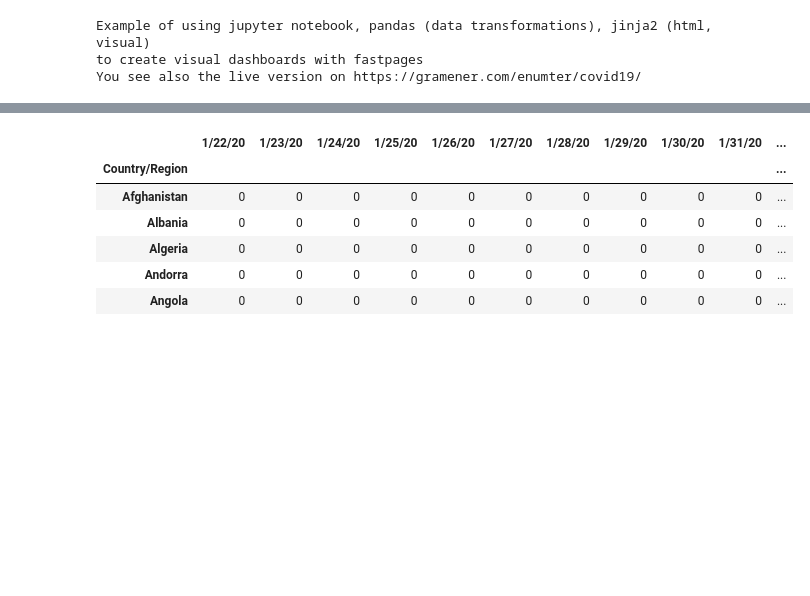
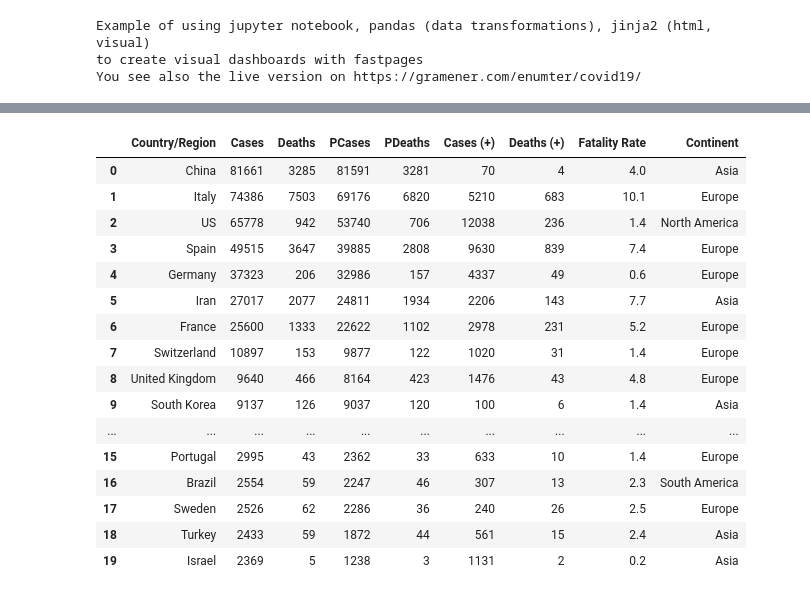
Before and after one commit to srikanthrc/running-to-stand-still, a Jupyter notebook: _notebooks/2020-03-21-covid19_overview.ipynb, the cells around one changed output, grey strips where cells are left out. Drawn from its saved outputs; the diff is of its cells as text; code cells hidden in the pictures; blank space fills up the shorter version.

```diff
--- a/_notebooks/2020-03-21-covid19_overview.ipynb
+++ b/_notebooks/2020-03-21-covid19_overview.ipynb
@@ -32,7 +33,7 @@ from IPython.display import HTML
 
 # FETCH
 import getpass
-base_url = 'https://raw.githubusercontent.com/pratapvardhan/notebooks/master/covid19/'
+base_url = 'https://raw.githubusercontent.com/srikanthrc/covid-19/master/'
 base_url = '' if (getpass.getuser() == 'Pratap Vardhan') else base_url
 paths = {
     'mapping': base_url + 'mapping_countries.csv',
@@ -59,7 +60,8 @@ def get_template(path):
 def get_frame(name):
     url = (
         'https://raw.githubusercontent.com/CSSEGISandData/COVID-19/master/csse_covid_19_data/'
-        f'csse_covid_19_time_series/time_series_19-covid-{name}.csv')
+        f'csse_covid_19_time_series/time_series_covid19_{name}_global.csv')
+        # f'csse_covid_19_time_series/time_series_19-covid-{name}.csv')
     df = pd.read_csv(url)
     # rename countries
     df['Country/Region'] = df['Country/Region'].replace(mapping['replace.country'])
@@ -77,23 +79,26 @@ def get_dates(df):
 # %%
 #hide
 COL_REGION = 'Country/Region'
-# Confirmed, Recovered, Deaths
-df = get_frame('Confirmed')
-# dft_: timeseries, dfc_: today country agg
-dft_cases = df
-dft_deaths = get_frame('Deaths')
-dft_recovered = get_frame('Recovered')
+
+df = get_frame('confirmed')
+
 LAST_DATE_I, dt_cols = get_dates(df)
-
 dt_today = dt_cols[LAST_DATE_I]
 dt_ago = dt_cols[LAST_DATE_I-1]
 
+# dft_: timeseries, dfc_: today country agg
+# Confirmed, Deaths
+dft_cases = df
 dfc_cases = dft_cases.groupby(COL_REGION)[dt_today].sum()
+dfp_cases = dft_cases.groupby(COL_REGION)[dt_ago].sum()
+
+dft_deaths = get_frame('deaths')
 dfc_deaths = dft_deaths.groupby(COL_REGION)[dt_today].sum()
-dfc_recovered = dft_recovered.groupby(COL_REGION)[dt_today].sum()
-dfp_cases = dft_cases.groupby(COL_REGION)[dt_ago].sum()
 dfp_deaths = dft_deaths.groupby(COL_REGION)[dt_ago].sum()
-dfp_recovered = dft_recovered.groupby(COL_REGION)[dt_ago].sum()
+
+#dft_recovered = get_frame('recovered')
+#dfc_recovered = dft_recovered.groupby(COL_REGION)[dt_today].sum()
+#dfp_recovered = dft_recovered.groupby(COL_REGION)[dt_ago].sum()
 # %%
 #hide
 df_table = (pd.DataFrame(dict(
@@ -154,16 +160,28 @@ summary
 # %%
 #hide
 dft_ct_cases = dft_cases.groupby(COL_REGION)[dt_cols].sum()
 dft_ct_new_cases = dft_ct_cases.diff(axis=1).fillna(0).astype(int)
-dft_ct_new_cases.head()
+#dft_ct_new_cases.head()
+#dft_ct_new_cases.loc[:, dt_cols[LAST_DATE_I-10]:dt_cols[LAST_DATE_I]]
+#df_table.head(20)
 # %% [output]
-|  | 1/22/20 | 1/23/20 | 1/24/20 | 1/25/20 | 1/26/20 | 1/27/20 | 1/28/20 | 1/29/20 | 1/30/20 | 1/31/20 | ... |
-| Country/Region |  |  |  |  |  |  |  |  |  |  | ... |
-| Afghanistan | 0 | 0 | 0 | 0 | 0 | 0 | 0 | 0 | 0 | 0 | ... |
-| Albania | 0 | 0 | 0 | 0 | 0 | 0 | 0 | 0 | 0 | 0 | ... |
-| Algeria | 0 | 0 | 0 | 0 | 0 | 0 | 0 | 0 | 0 | 0 | ... |
-| Andorra | 0 | 0 | 0 | 0 | 0 | 0 | 0 | 0 | 0 | 0 | ... |
-| Angola | 0 | 0 | 0 | 0 | 0 | 0 | 0 | 0 | 0 | 0 | ... |
+|  | Country/Region | Cases | Deaths | PCases | PDeaths | Cases (+) | Deaths (+) | Fatality Rate | Continent |
+| 0 | China | 81661 | 3285 | 81591 | 3281 | 70 | 4 | 4.0 | Asia |
+| 1 | Italy | 74386 | 7503 | 69176 | 6820 | 5210 | 683 | 10.1 | Europe |
+| 2 | US | 65778 | 942 | 53740 | 706 | 12038 | 236 | 1.4 | North America |
+| 3 | Spain | 49515 | 3647 | 39885 | 2808 | 9630 | 839 | 7.4 | Europe |
+| 4 | Germany | 37323 | 206 | 32986 | 157 | 4337 | 49 | 0.6 | Europe |
+| 5 | Iran | 27017 | 2077 | 24811 | 1934 | 2206 | 143 | 7.7 | Asia |
+| 6 | France | 25600 | 1333 | 22622 | 1102 | 2978 | 231 | 5.2 | Europe |
+| 7 | Switzerland | 10897 | 153 | 9877 | 122 | 1020 | 31 | 1.4 | Europe |
+| 8 | United Kingdom | 9640 | 466 | 8164 | 423 | 1476 | 43 | 4.8 | Europe |
+| 9 | South Korea | 9137 | 126 | 9037 | 120 | 100 | 6 | 1.4 | Asia |
+| ... | ... | ... | ... | ... | ... | ... | ... | ... | ... |
+| 15 | Portugal | 2995 | 43 | 2362 | 33 | 633 | 10 | 1.4 | Europe |
+| 16 | Brazil | 2554 | 59 | 2247 | 46 | 307 | 13 | 2.3 | South America |
+| 17 | Sweden | 2526 | 62 | 2286 | 36 | 240 | 26 | 2.5 | Europe |
+| 18 | Turkey | 2433 | 59 | 1872 | 44 | 561 | 15 | 2.4 | Asia |
+| 19 | Israel | 2369 | 5 | 1238 | 3 | 1131 | 2 | 0.2 | Asia |
 # %%
 #hide_input
 template = Template(get_template(paths['overview']))
```
Also changed, not shown: parts of 14 cells of this notebook.
